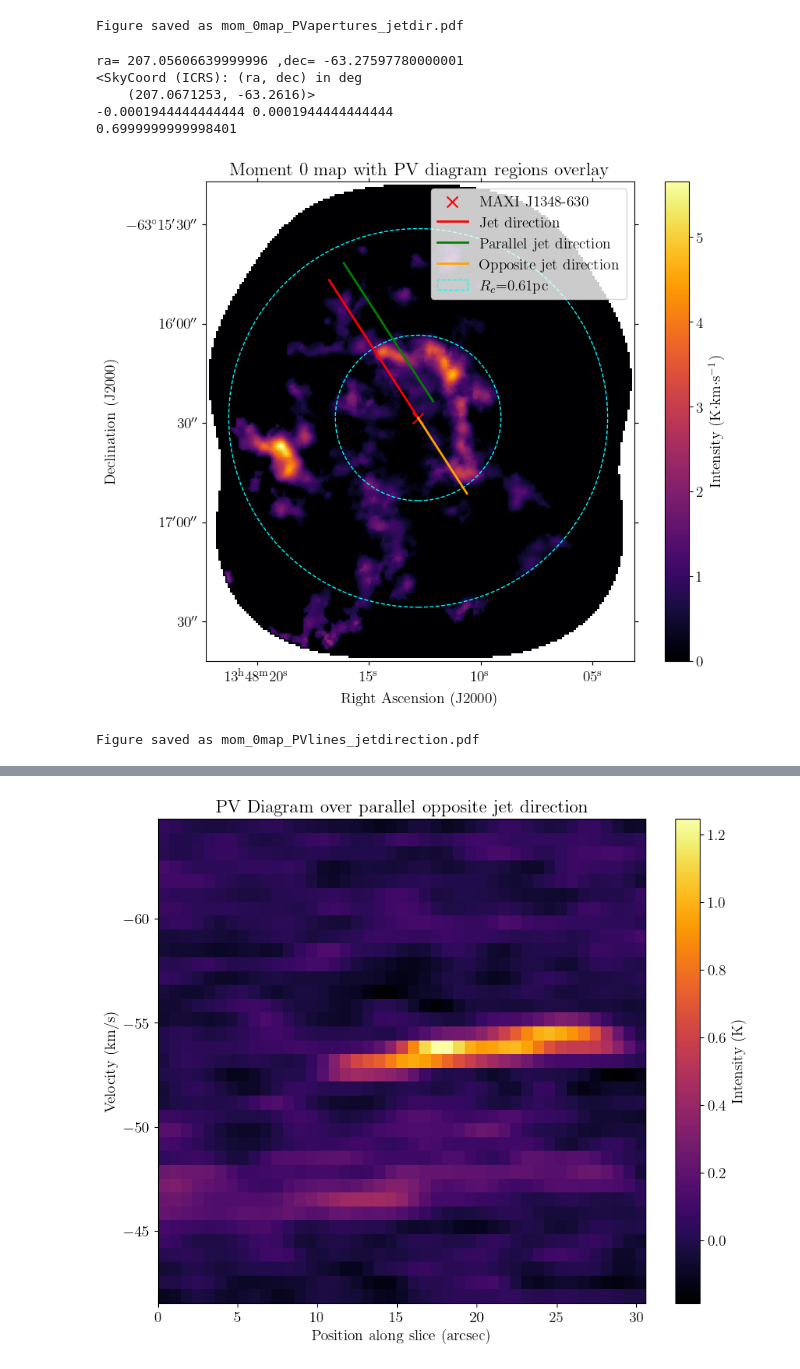
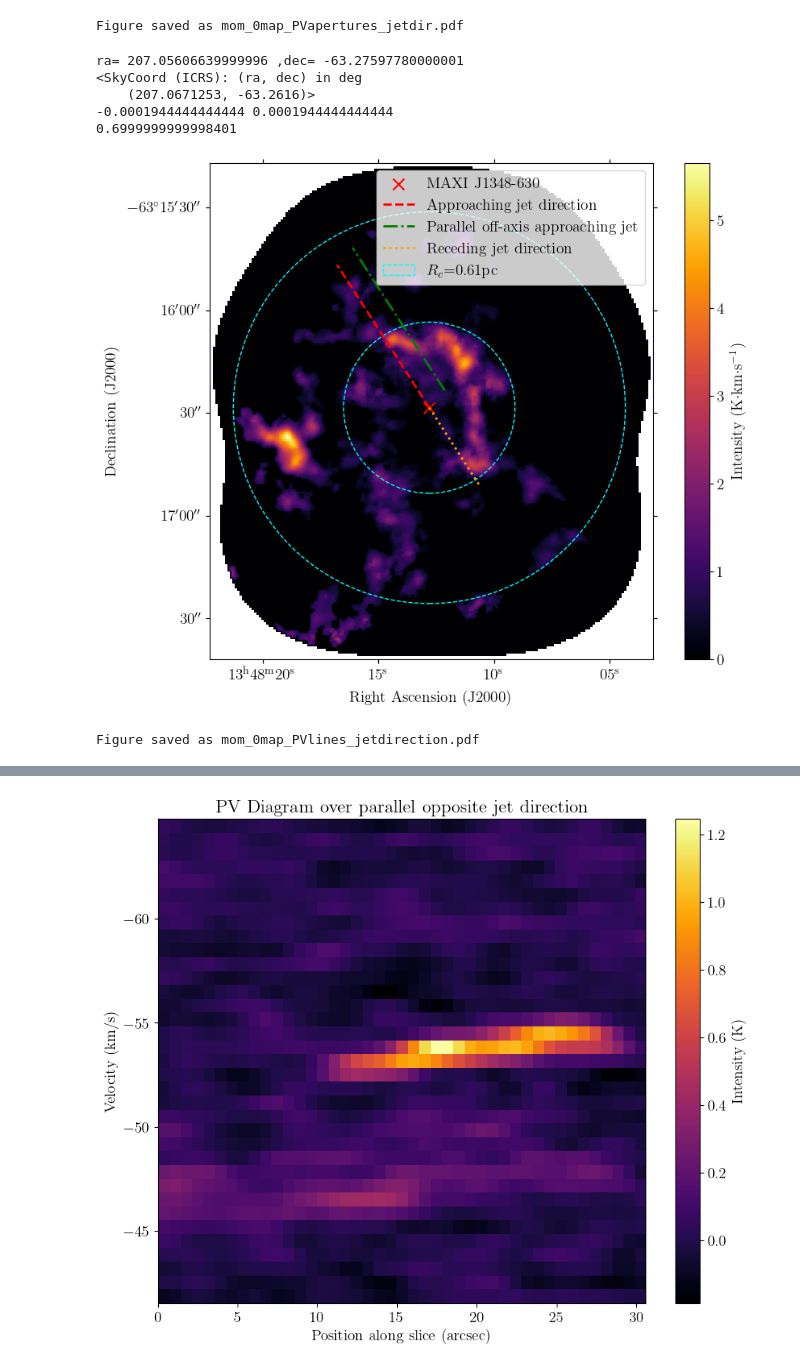
Before and after one commit to paubosch1712/toolsforjetstudies, a Jupyter notebook: PVdiagramsjetdirection.ipynb, the cells around one changed output, grey strips where cells are left out. Drawn from its saved outputs; the diff is of its cells as text; code cells hidden in the pictures.

```diff
--- a/PVdiagramsjetdirection.ipynb
+++ b/PVdiagramsjetdirection.ipynb
@@ -266,6 +266,7 @@ import matplotlib.pyplot as plt
 from matplotlib.patches import Rectangle
 from astropy.coordinates import SkyCoord
 from astropy.wcs.utils import skycoord_to_pixel
+import numpy as np
 
 # Load the FITS file
 file_path = "J1348_630_12m+7m_13co10_strict_mom0.fits"
@@ -283,7 +284,7 @@ im = ax.imshow(data, origin="lower", cmap="inferno")
 plt.colorbar(im, label="Intensity (K$\cdot$km$\cdot$s$^{-1}$)")
 ax.set_xlabel("Right Ascension (J2000)")
 ax.set_ylabel("Declination (J2000)")
-plt.title(f"Moment 0 map with PV diagram regions overlay")
+#plt.title(f"Moment 0 map with PV diagram regions overlay")
 
 point2 = SkyCoord(ra=207.0626250, dec=-63.2681194, unit="deg")  # Start point
 point1 = SkyCoord(ra=207.0532917, dec=-63.2745778, unit="deg")  # End point
@@ -321,9 +322,9 @@ ax.scatter(pixel3[0], pixel3[1], color='orange', s=100, marker='x', label='Jet d
 ax.scatter(pixel4[0], pixel4[1], color='yellow', s=100, marker='x', label='No Jet direction')
 ax.scatter(pixel5[0], pixel5[1], color='purple', s=100, marker='x', label='No Jet direction')
 """
-ax.plot([pixel1[0], pixel3[0]], [pixel1[1], pixel3[1]], color='red', linewidth=2, label='Jet direction')
-ax.plot([pixel4[0], pixel5[0]], [pixel4[1], pixel5[1]], color='green', linewidth=2, label='Parallel jet direction')
-ax.plot([pixel1[0], pixel6[0]], [pixel1[1], pixel6[1]], color='orange', linewidth=2, label='Opposite jet direction')
+ax.plot([pixel1[0], pixel3[0]], [pixel1[1], pixel3[1]], color='red', linewidth=2, linestyle='--', label=' Approaching jet direction')
+ax.plot([pixel4[0], pixel5[0]], [pixel4[1], pixel5[1]], color='green', linewidth=2, linestyle='-.',label='Parallel off-axis approaching jet')
+ax.plot([pixel1[0], pixel6[0]], [pixel1[1], pixel6[1]], color='orange', linewidth=2, linestyle=':',label='Receding jet direction')
 #ax.plot([pixel4[0], pixel7[0]], [pixel4[1], pixel7[1]], color='yellow', linewidth=2, label='Parallel opposing jet direction')
 pixel_scale = np.abs(header['CDELT2']) * 3600
 
@@ -349,34 +350,34 @@ circle_out = Circle(
     (pixel1[0],pixel1[1]),
     radius= 57.19/pixel_scale,
     transform=ax.get_transform('pixel'),
     edgecolor='cyan',
     facecolor='none',
     linestyle='--',
     lw=1)
 ax.add_patch(circle_out)
 
 plt.legend()
 plt.show()
 
 output_filename = "mom_0map_PVlines_jetdirection.pdf"
 fig.savefig(
     output_filename,
     dpi=300,
     format="pdf",
     bbox_inches="tight",
     pad_inches=0.1,
     metadata={"Creator": "Matplotlib"},
 )
 
 
 print(f"Figure saved as {output_filename}")
 # %% [output]
 ra= 207.05606639999996 ,dec= -63.27597780000001
 <SkyCoord (ICRS): (ra, dec) in deg
     (207.0671253, -63.2616)>
 -0.0001944444444444 0.0001944444444444
 0.6999999999998401
-[figure, old version]
+[figure, new version]
 Figure saved as mom_0map_PVlines_jetdirection.pdf
 # %%
 from spectral_cube import SpectralCube
```
Also changed, not shown: parts of 3 cells of this notebook, 1 other file.
